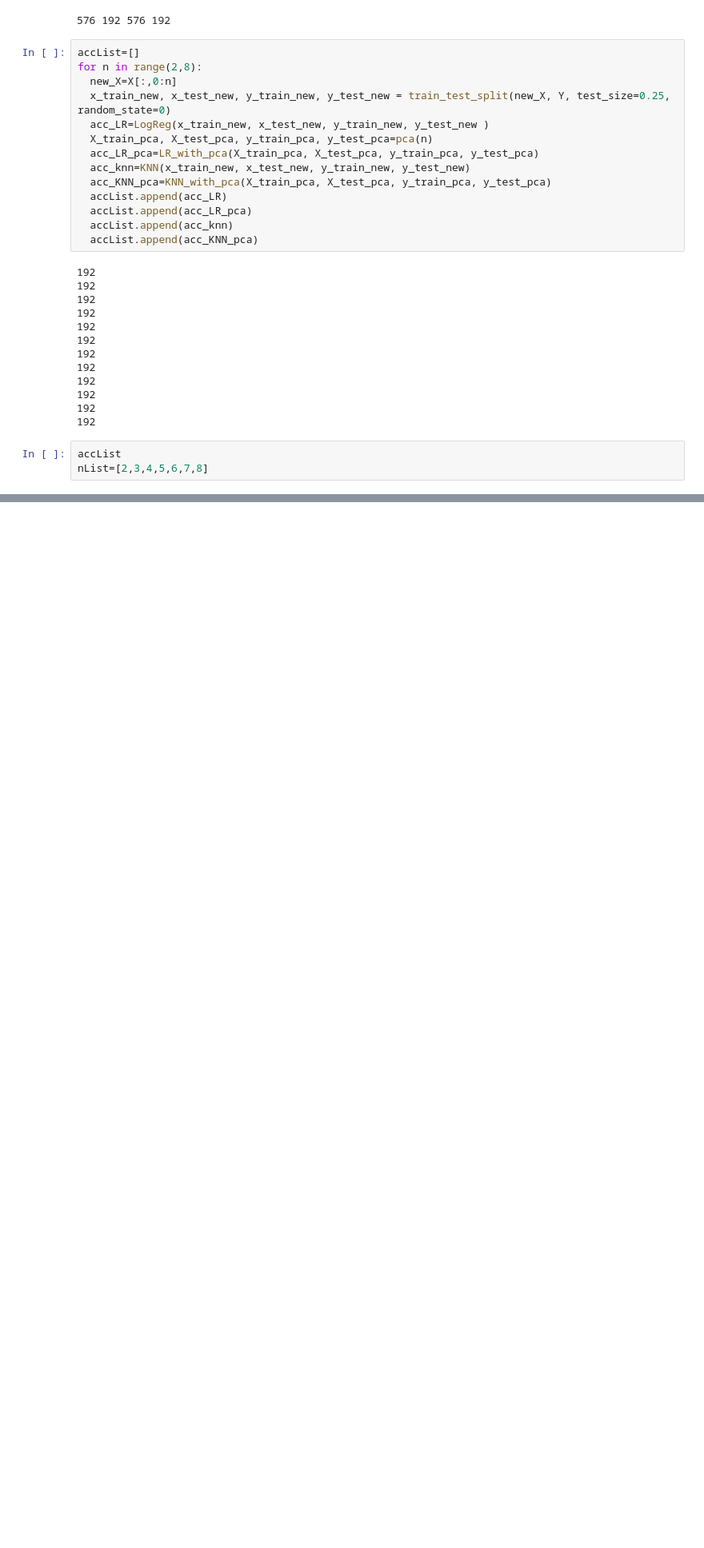
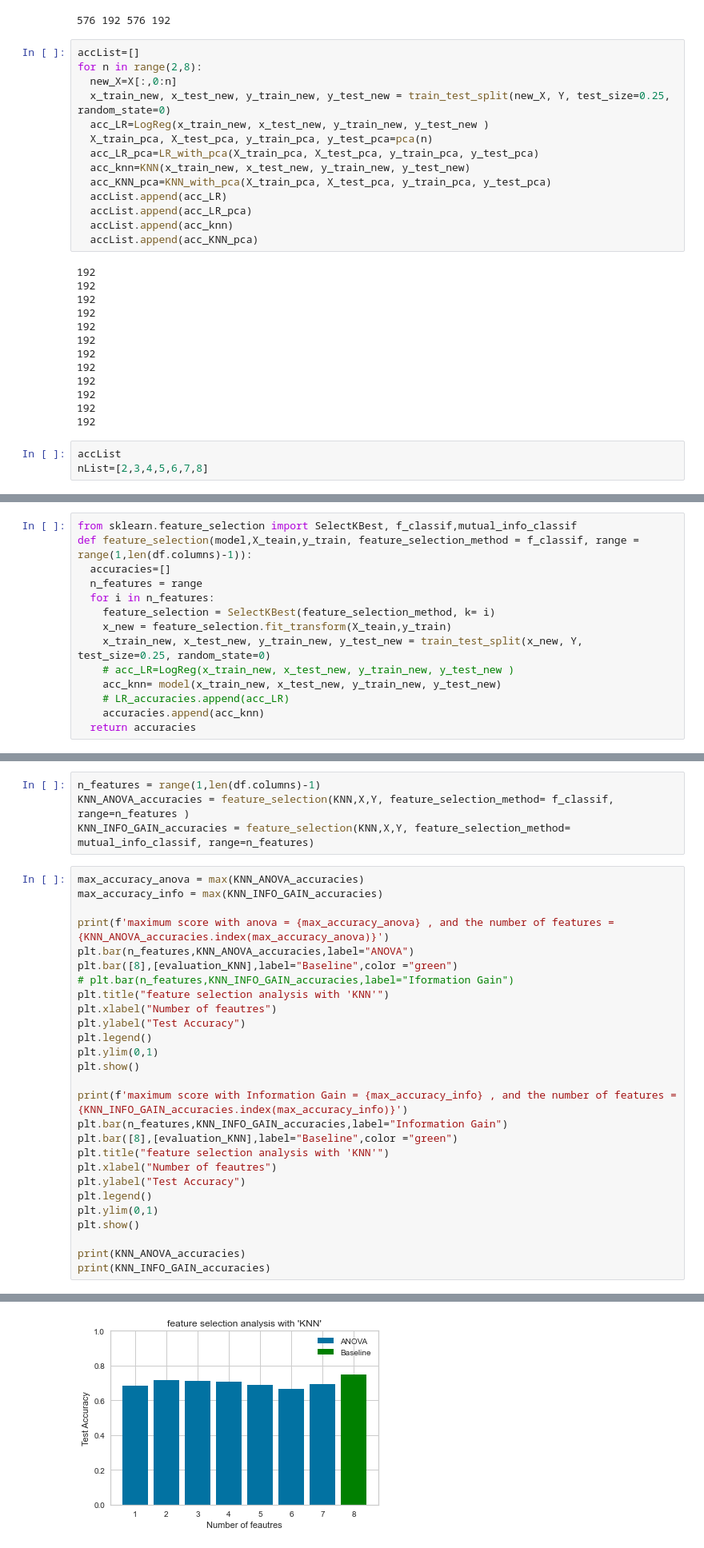
Before and after one commit to Sa2a/Ml_GA3_Clustering, a Jupyter notebook: KNN VS LR analysis.ipynb, the cells around one changed output, grey strips where cells are left out. Shown: that part at 80% size. Saved outputs shown, nothing was run; the diff lists cells and outputs as text; blank space fills up the shorter version.

Commit message:
Feature selection with ANOVA and info gain

```diff
--- a/KNN VS LR analysis.ipynb
+++ b/KNN VS LR analysis.ipynb
@@ -457,0 +495,14 @@ plt.show
+# %%
+from sklearn.feature_selection import SelectKBest, f_classif,mutual_info_classif
+def feature_selection(model,X_teain,y_train, feature_selection_method = f_classif, range = range(1,len(df.columns)-1)):
+  accuracies=[]
+  n_features = range
+  for i in n_features:
+    feature_selection = SelectKBest(feature_selection_method, k= i)
+    x_new = feature_selection.fit_transform(X_teain,y_train)
+    x_train_new, x_test_new, y_train_new, y_test_new = train_test_split(x_new, Y, test_size=0.25, random_state=0)
+    # acc_LR=LogReg(x_train_new, x_test_new, y_train_new, y_test_new )
+    acc_knn= model(x_train_new, x_test_new, y_train_new, y_test_new)
+    # LR_accuracies.append(acc_LR)
+    accuracies.append(acc_knn)
+  return accuracies
@@ -457,0 +511,32 @@ plt.show
+# %%
+n_features = range(1,len(df.columns)-1)
+KNN_ANOVA_accuracies = feature_selection(KNN,X,Y, feature_selection_method= f_classif, range=n_features )
+KNN_INFO_GAIN_accuracies = feature_selection(KNN,X,Y, feature_selection_method= mutual_info_classif, range=n_features)
+# %%
+max_accuracy_anova = max(KNN_ANOVA_accuracies)
+max_accuracy_info = max(KNN_INFO_GAIN_accuracies)
+
+print(f'maximum score with anova = {max_accuracy_anova} , and the number of features = {KNN_ANOVA_accuracies.index(max_accuracy_anova)}')
+plt.bar(n_features,KNN_ANOVA_accuracies,label="ANOVA")
+plt.bar([8],[evaluation_KNN],label="Baseline",color ="green")
+# plt.bar(n_features,KNN_INFO_GAIN_accuracies,label="Iformation Gain")
+plt.title("feature selection analysis with 'KNN'")
+plt.xlabel("Number of feautres")
+plt.ylabel("Test Accuracy")
+plt.legend()
+plt.ylim(0,1)
+plt.show()
+
+print(f'maximum score with Information Gain = {max_accuracy_info} , and the number of features = {KNN_INFO_GAIN_accuracies.index(max_accuracy_info)}')
+plt.bar(n_features,KNN_INFO_GAIN_accuracies,label="Information Gain")
+plt.bar([8],[evaluation_KNN],label="Baseline",color ="green")
+plt.title("feature selection analysis with 'KNN'")
+plt.xlabel("Number of feautres")
+plt.ylabel("Test Accuracy")
+plt.legend()
+plt.ylim(0,1)
+plt.show()
+
+print(KNN_ANOVA_accuracies)
+print(KNN_INFO_GAIN_accuracies)
+# %% [output]
@@ -457,0 +544 @@ plt.show
+[figure, added]
```
Also changed, not shown: parts of 17 cells of this notebook.
